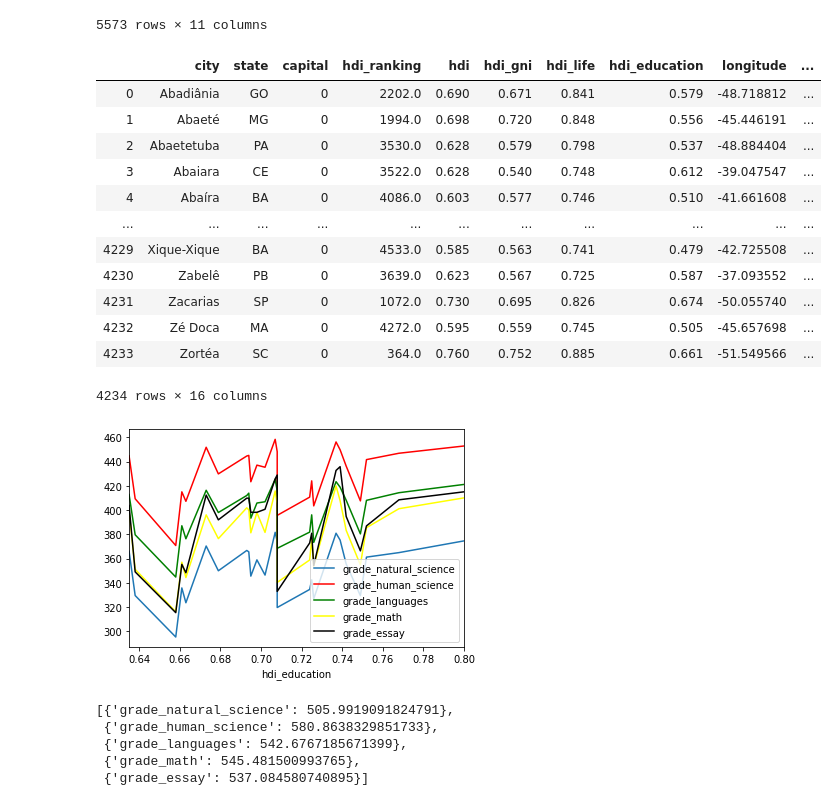
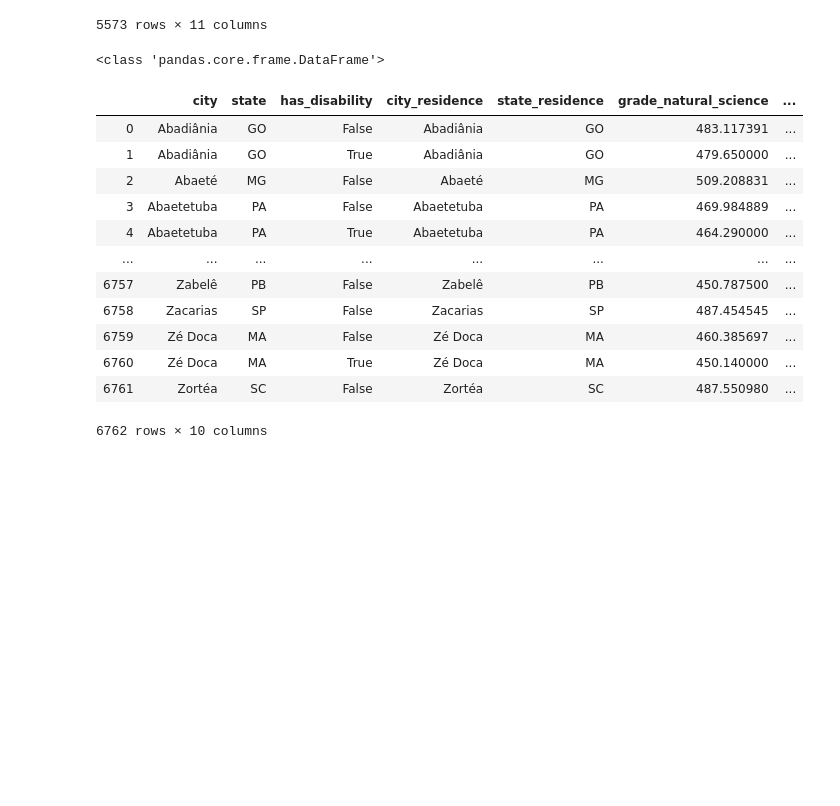
Before and after one commit to davidsondefaria/UdacityDataScience, a Jupyter notebook: 1.Blog/testes.ipynb, the cells around one changed output. Drawn from its saved outputs; the diff is of its cells as text; code cells hidden in the pictures; blank space fills up the shorter version.

Commit message:
ADD: gradeSchoolRelation. UPDATE: gradeHDIRelation

```diff
--- a/1.Blog/testes.ipynb
+++ b/1.Blog/testes.ipynb
@@ -81,28 +86,29 @@ def gradeHDIRelation(enem, cities):
 # %%
-
-gradeHDIRelation( enem_analysis_df
-                     .filter([ 'city_residence'
-                              ,'state_residence'
-                              ,'grade_natural_science'
-                              ,'grade_human_science'
-                              ,'grade_languages'
-                              ,'grade_math'
-                              ,'grade_essay'
-                             ])
-                 ,cities_analysis_df
-                )
+res = gradeCityDisabilityRelation(enem_analysis_df
+                            .filter([ 'city_residence'
+                                     ,'state_residence'
+                                     ,'grade_natural_science'
+                                     ,'grade_human_science'
+                                     ,'grade_languages'
+                                     ,'grade_math'
+                                     ,'grade_essay'
+                                     ,*list(filter(lambda col: re.search("def", col), list(enem_analysis_df.columns)))
+                                     ])
+                            ,cities_analysis_df
+                           )
+res
 # %% [output]
+<class 'pandas.core.frame.DataFrame'>
-|  | city | state | capital | hdi_ranking | hdi | hdi_gni | hdi_life | hdi_education | longitude | ... |
-| 0 | Abadiânia | GO | 0 | 2202.0 | 0.690 | 0.671 | 0.841 | 0.579 | -48.718812 | ... |
-| 1 | Abaeté | MG | 0 | 1994.0 | 0.698 | 0.720 | 0.848 | 0.556 | -45.446191 | ... |
-| 2 | Abaetetuba | PA | 0 | 3530.0 | 0.628 | 0.579 | 0.798 | 0.537 | -48.884404 | ... |
-| 3 | Abaiara | CE | 0 | 3522.0 | 0.628 | 0.540 | 0.748 | 0.612 | -39.047547 | ... |
-| 4 | Abaíra | BA | 0 | 4086.0 | 0.603 | 0.577 | 0.746 | 0.510 | -41.661608 | ... |
-| ... | ... | ... | ... | ... | ... | ... | ... | ... | ... | ... |
-| 4229 | Xique-Xique | BA | 0 | 4533.0 | 0.585 | 0.563 | 0.741 | 0.479 | -42.725508 | ... |
-| 4230 | Zabelê | PB | 0 | 3639.0 | 0.623 | 0.567 | 0.725 | 0.587 | -37.093552 | ... |
-| 4231 | Zacarias | SP | 0 | 1072.0 | 0.730 | 0.695 | 0.826 | 0.674 | -50.055740 | ... |
-| 4232 | Zé Doca | MA | 0 | 4272.0 | 0.595 | 0.559 | 0.745 | 0.505 | -45.657698 | ... |
-| 4233 | Zortéa | SC | 0 | 364.0 | 0.760 | 0.752 | 0.885 | 0.661 | -51.549566 | ... |
+|  | city | state | has_disability | city_residence | state_residence | grade_natural_science | ... |
+| 0 | Abadiânia | GO | False | Abadiânia | GO | 483.117391 | ... |
+| 1 | Abadiânia | GO | True | Abadiânia | GO | 479.650000 | ... |
+| 2 | Abaeté | MG | False | Abaeté | MG | 509.208831 | ... |
+| 3 | Abaetetuba | PA | False | Abaetetuba | PA | 469.984889 | ... |
+| 4 | Abaetetuba | PA | True | Abaetetuba | PA | 464.290000 | ... |
+| ... | ... | ... | ... | ... | ... | ... | ... |
+| 6757 | Zabelê | PB | False | Zabelê | PB | 450.787500 | ... |
+| 6758 | Zacarias | SP | False | Zacarias | SP | 487.454545 | ... |
+| 6759 | Zé Doca | MA | False | Zé Doca | MA | 460.385697 | ... |
+| 6760 | Zé Doca | MA | True | Zé Doca | MA | 450.140000 | ... |
+| 6761 | Zortéa | SC | False | Zortéa | SC | 487.550980 | ... |
-4234 rows × 16 columns
-[figure, removed]
+6762 rows × 10 columns
@@ -125,13 +114,0 @@ enem = enem_analysis_df.filter([ 'city_residence'
-# %%
-import numpy as np
-
-# a = enem.loc[(enem['city_residence'] == 'Brasília') & (enem['state_residence'] == 'DF')]
-b = [ { col: enem.loc[(enem['city_residence'] == 'Brasília') & (enem['state_residence'] == 'DF')]\
-           .replace(0, np.NaN)[col].mean()} for col in list(filter(lambda col: re.search("grade", col), enem.columns))]
-b
-# %% [output]
-[{'grade_natural_science': 505.9919091824791},
- {'grade_human_science': 580.8638329851733},
- {'grade_languages': 542.6767185671399},
- {'grade_math': 545.481500993765},
- {'grade_essay': 537.084580740895}]
```
Also changed, not shown: parts of 8 cells of this notebook, 3 other files.
